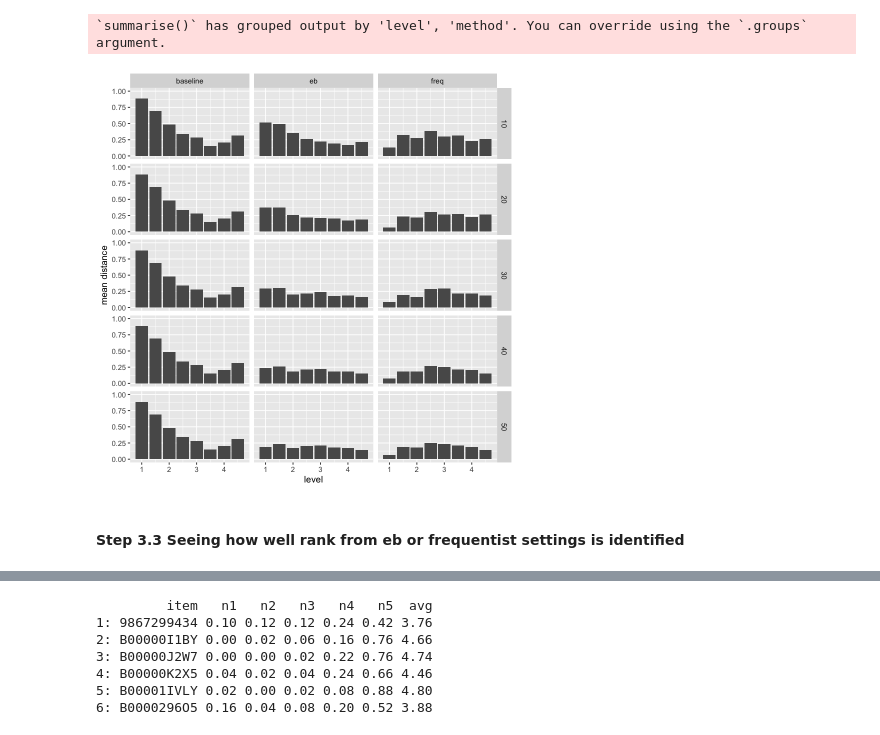
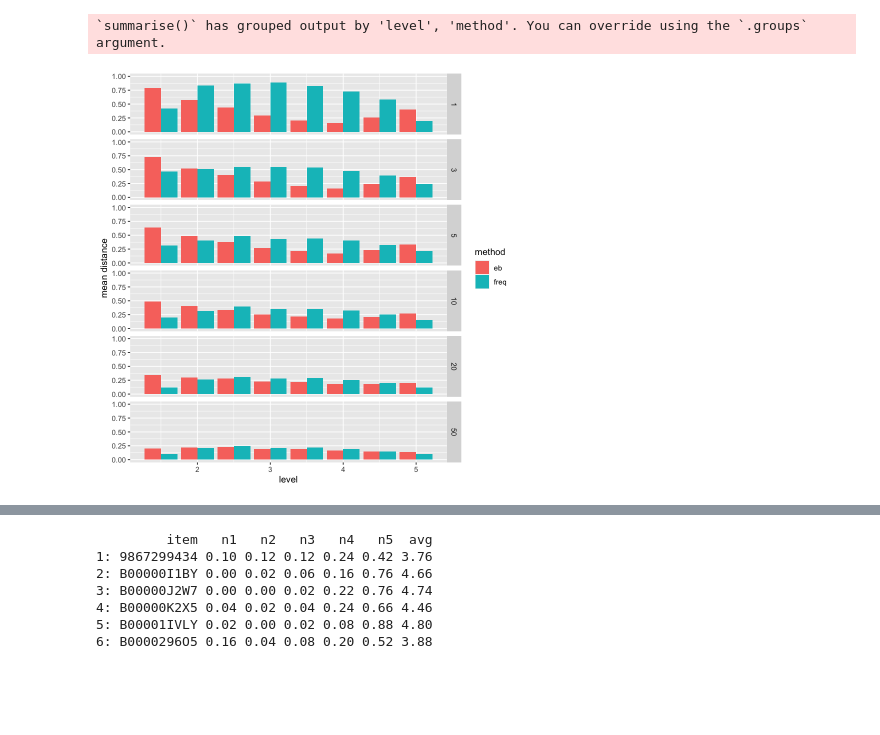
Before and after one commit to LEFTA98/empirical_bayes, a Jupyter notebook: eb_experiments_1.ipynb, the cells around one changed output, grey strips where cells are left out. Cells and saved outputs as stored; diff of their text form; code cells hidden in the pictures; blank space fills up the shorter version.

```diff
--- a/eb_experiments_1.ipynb
+++ b/eb_experiments_1.ipynb
@@ -275,18 +263,0 @@ ggplot(test_subset, aes(x=avg)) +
-# %%
-set.seed(1729)
-
-num_prods = 20
-
-test_subset_1 <- test_subset %>% filter(!duplicated(item)) %>% filter(avg <= 2)
-test_subset_1 <- test_subset_1 %>% sample_n(min(num_prods, nrow(test_subset_1)))
-test_subset_2 <- test_subset %>% filter(!duplicated(item)) %>% filter(avg <= 3, avg > 2)
-test_subset_2 <- test_subset_2 %>% sample_n(min(num_prods, nrow(test_subset_2)))
-test_subset_3 <- test_subset %>% filter(!duplicated(item)) %>% filter(avg <= 4, avg > 3)
-test_subset_3 <- test_subset_3 %>% sample_n(min(num_prods, nrow(test_subset_3)))
-test_subset_4 <- test_subset %>% filter(!duplicated(item)) %>% filter(avg > 4)
-test_subset_4 <- test_subset_4 %>% sample_n(min(num_prods, nrow(test_subset_4)))
-
-# this is the list of items, along with their average score, that we will test
-
-test_subset <- rbind(test_subset_1, test_subset_2, test_subset_3, test_subset_4)
-print(nrow(test_subset))
@@ -301,7 +264,7 @@ ggplot(test_subset, aes(x=avg)) +
 # %%
 results_df = data.frame(matrix(ncol=5,nrow=0))
 
-for (i in c(10, 20, 30, 40, 50)) {
+for (i in c(1, 3, 5, 10, 20, 50)) {
   df.test_learn_subset = group_by(df.test_learn, item) %>%
     filter(item %in% test_subset$item) %>%
     arrange(timestamp, .by_group = TRUE) %>%
@@ -318,10 +281,14 @@ for (i in c(10, 20, 30, 40, 50)) {
   colnames(df.test_learn_subset) <- c("item", "n1", "n2", "n3", "n4", "n5")
   df.test_learn_subset$n = df.test_learn_subset$"n1" + df.test_learn_subset$"n2" + df.test_learn_subset$"n3" + df.test_learn_subset$"n4" + df.test_learn_subset$"n5"
 
-  df.test_learn_f <- transmute(df.test_learn_subset, item=item, avg = (n1+n2*2+n3*3+n4*4+n5*5)/n, n1 = n1 / n, n2 = n2 / n, n3 = n3 / n, n4 = n4 / n, n5 = n5 / n)
+  df.test_learn_f <- transmute(df.test_learn_subset, item=item, n1 = n1 / n, n2 = n2 / n, n3 = n3 / n, n4 = n4 / n, n5 = n5 / n)
   df.test_learn_b <- mutate(df.test_learn_subset, item=item, b1 = n1 + alphas[1], b2 = n2 + alphas[2], b3 = n3 + alphas[3],
          b4 = n4 + alphas[4], b5 = n5 + alphas[5], b = n + sum(alphas))
-  df.test_learn_b <- transmute(df.test_learn_b, item=item, avg = (b1+b2*2+b3*3+b4*4+b5*5)/n, b1 = b1 / b, b2 = b2 / b, b3 = b3 / b, b4 = b4 / b, b5 = b5 / b)
+  if (MAP_EST) {
+      df.test_learn_b <- transmute(df.test_learn_b, item=item, b1 = (b1-1) / (b-5), b2 = (b2-1) / (b-5), b3 = (b3-1) / (b-5), b4 = (b4-1) / (b-5), b5 = (b5-1) / (b-5))
+  } else {
+      df.test_learn_b <- transmute(df.test_learn_b, item=item, b1 = b1 / b, b2 = b2 / b, b3 = b3 / b, b4 = b4 / b, b5 = b5 / b)
+  }
 
   for (id in unique(test_subset$item)) {
       dist_b = filter(df.test_learn_b, item==id) %>% select(c(b1, b2, b3, b4, b5))
@@ -349,6 +316,7 @@ colnames(results_df) <- c('item', 'dist', 'avg', 'num_train', 'method')
 # %%
 results_df$dist <- as.numeric(results_df$dist)
 results_df$avg <- as.numeric(results_df$avg)
+results_df$num_train <- as.numeric(results_df$num_train)
 # %%
 # Plot results
 
@@ -361,6 +331,6 @@ ggplot(results_df) +
 # %%
 avg_df <- results_df %>%
-           mutate(level=floor(avg*2)/2) %>%
+           mutate(level=round(avg*2)/2) %>%
 #           mutate(level=floor(avg)) %>%
           group_by(level, method, num_train) %>%
           summarize(mean_dist=mean(dist), std = sd(dist), n=dplyr::n())
@@ -369,11 +339,9 @@ avg_df <- results_df %>%
 # %%
 # Plotting averages by buckets of 0.5
 
-ggplot(avg_df) +
-    geom_bar(aes(x=level,y=mean_dist), stat='identity') +
-    facet_grid(rows = vars(num_train), cols=vars(method)) +
+ggplot(filter(avg_df, method %in% c('eb', 'freq'))) +
+    geom_bar(aes(x=level,y=mean_dist,fill=method), position='dodge', stat='identity') +
+    facet_grid(rows = vars(num_train)) +
     scale_y_continuous(name="mean distance", limits=c(0, 1))
 # %% [output]
-[figure, old version]
+[figure, new version]
-# %% [markdown]
-#### Step 3.3 Seeing how well rank from eb or frequentist settings is identified
```
Also changed, not shown: parts of 77 cells of this notebook, 1 other file.
